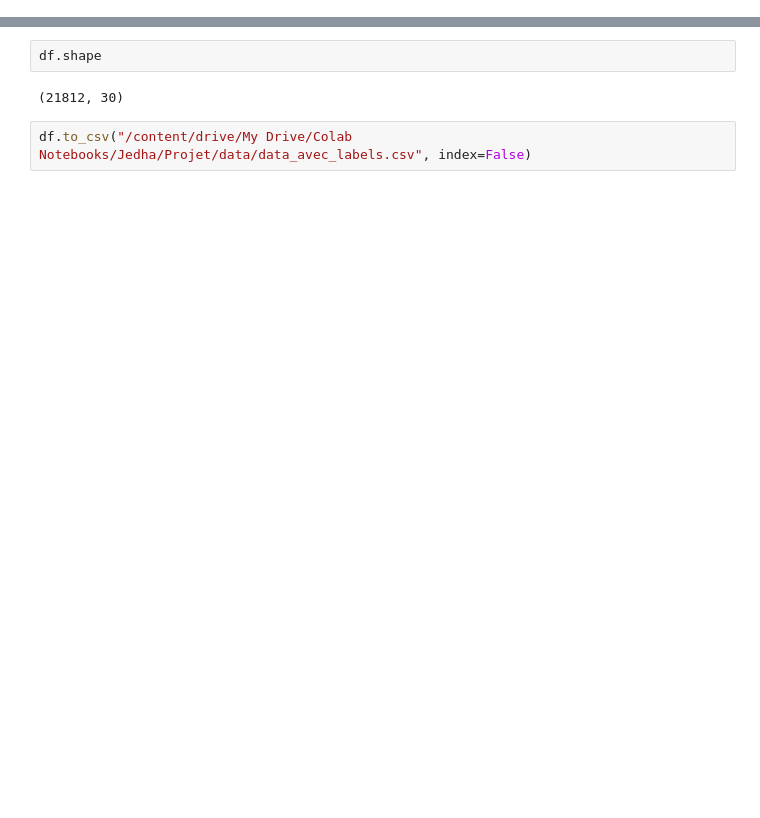
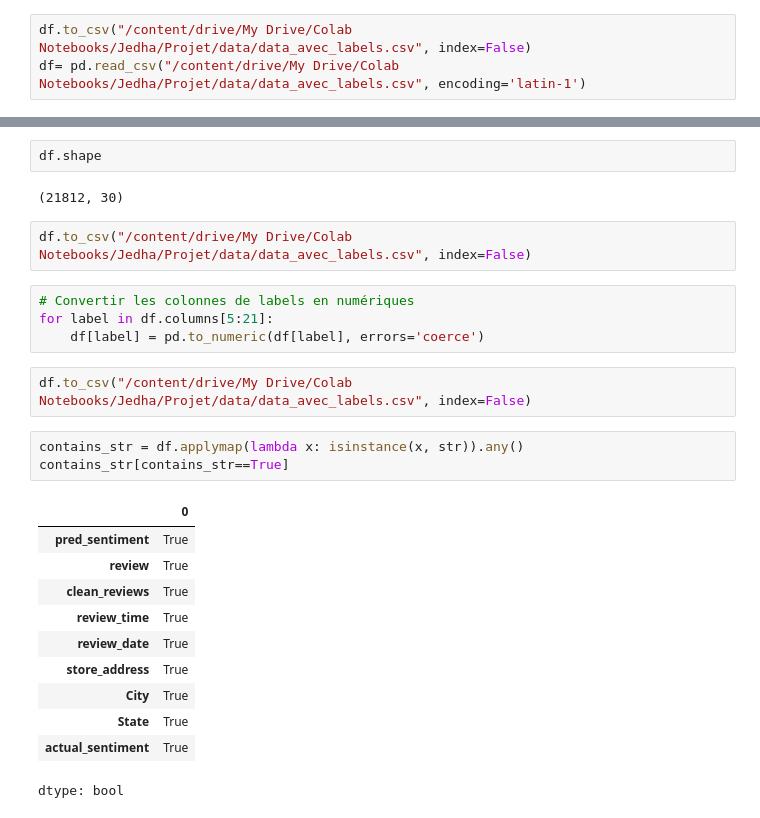
Before and after one commit to dsfsgroup4/customer-sentiment-analysis, a Jupyter notebook: embeding.ipynb, the cells around one changed output, grey strips where cells are left out. Drawn from its saved outputs; the diff is of its cells as text; blank space fills up the shorter version.

```diff
--- a/embeding.ipynb
+++ b/embeding.ipynb
@@ -171,6 +192,9 @@ for review in tqdm(df["clean_reviews"], desc="Encoding reviews"):
 
 # Ajouter les embeddings au DataFrame
 df['review_embedded'] = reviews_embedded
+# %%
+df.to_csv("/content/drive/My Drive/Colab Notebooks/Jedha/Projet/data/data_avec_labels.csv", index=False)
+df= pd.read_csv("/content/drive/My Drive/Colab Notebooks/Jedha/Projet/data/data_avec_labels.csv", encoding='latin-1')
 # %%
 df.columns
 # %% [output]
@@ -230,3 +294,24 @@ df.shape
 (21812, 30)
 # %%
 df.to_csv("/content/drive/My Drive/Colab Notebooks/Jedha/Projet/data/data_avec_labels.csv", index=False)
+# %%
+# Convertir les colonnes de labels en numériques
+for label in df.columns[5:21]:
+    df[label] = pd.to_numeric(df[label], errors='coerce')
+# %%
+df.to_csv("/content/drive/My Drive/Colab Notebooks/Jedha/Projet/data/data_avec_labels.csv", index=False)
+# %%
+contains_str = df.applymap(lambda x: isinstance(x, str)).any()
+contains_str[contains_str==True]
+# %% [output]
+|  | 0 |
+| pred_sentiment | True |
+| review | True |
+| clean_reviews | True |
+| review_time | True |
+| review_date | True |
+| store_address | True |
+| City | True |
+| State | True |
+| actual_sentiment | True |
+dtype: bool
```
Also changed, not shown: parts of 5 cells of this notebook.
